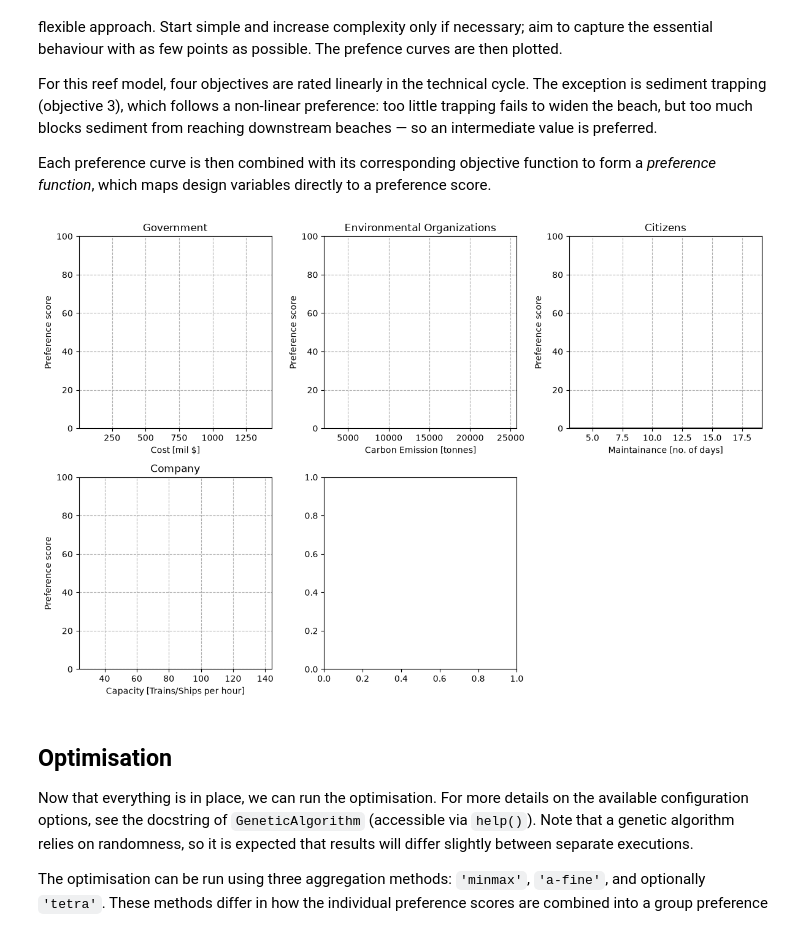
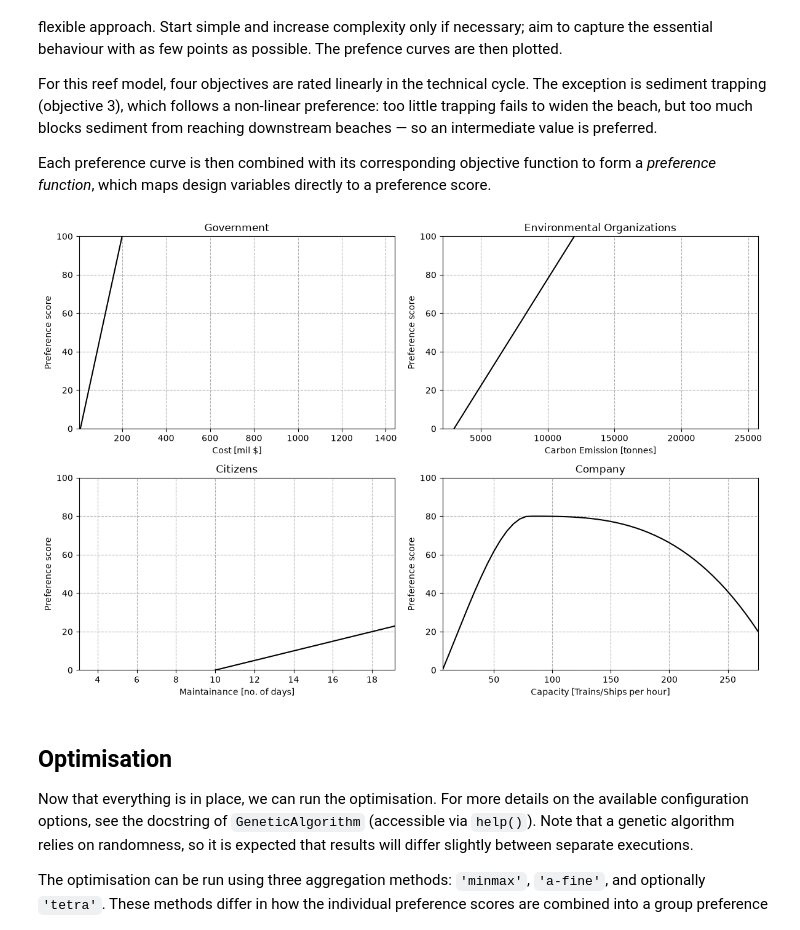
Before and after one commit to Thijmen22/Structural-group-5, a Jupyter notebook: Performace.ipynb, the cells around one changed output. Drawn from its saved outputs; the diff is of its cells as text; code cells hidden in the pictures.

```diff
--- a/Performace.ipynb
+++ b/Performace.ipynb
@@ -56,7 +56,7 @@ design_variables = (
 b1 = [3, 30]      # x1
 b2 = [50, 300]       # x2
 b3 = [0.2, 2]       # x3
-b4 = [3, 25]      # x4
+b4 = [5, 25]      # x4
 b5= [5,60]        #x5
 bounds = [b1, b2, b3, b4, b5]
 
@@ -187,10 +187,9 @@ def objective_function_3(x1,x2,x3,x4,x5):
 
 def objective_function_4(x1,x2,x3,x4,x5):
     # ships/trains per hour
-    const1 = np.floor(x4 -2 )/3 #amount of tracks
+    const1 = (x4 -2 )/3 #amount of tracks
     const2 = 12 #trains per track an hour
-    return const1 * const2 * x2 * 0.01
-
+    return const1 * const2 * x2 * 0.01 #Additional factor for the ships
 
 # Define the list of objectives with their corresponding names and units and stakeholders for later use in plotting and analysis
 objectives = [
@@ -242,8 +241,8 @@ In this model, all weights are initialised equally ($w_i = \frac{1}{5} = 0.2$) f
 # %%
 # Weights per stakeholder — must sum to 1. Before game all weights were set equal.
 #                   cost   ride  sed   safe  econ
-weights_before =    [0.20, 0.20, 0.20, 0.20, 0.20]
-weights_after =     [0.30, 0.15, 0.20, 0.20, 0.15]
+weights_before =    [0.25, 0.25, 0.25, 0.25]
+weights_after =     [0.2, 0.15, 0.50, 0.15]
 
 weights = weights_before  # set to which weight to use
 
@@ -261,17 +260,19 @@ For this reef model, four objectives are rated linearly in the technical cycle.
 Each preference curve is then combined with its corresponding objective function to form a *preference function*, which maps design variables directly to a preference score.
 # %%
 # Define preferences
-prefs_before = [[[150000, 4250000],             [100, 0]],          # preference cost
-                [[8, 350],                      [0, 100]],          # preference ride length
-                [[0, 80000, 150000, 375000],    [0, 100, 50, 0]],   # preference sediment trapping
-                [[2, 9.5],                      [100, 0]],          # preference safety
-                [[12500000, 250000000],                [0, 100]]]          # preference economic growth
+prefs_before = [
+    [[10, 200], [0, 100]],          # preference cost
+    [[3000, 12000], [0, 100]],       # preference carbon emission
+    [[10, 50], [0, 100]],           # preference maintenance days
+    [[6, 80, 276], [0, 80, 20]]      # preference capacity
+]
 
-pref_after = [[[150000, 2000000, 4250000],      [100, 80, 0]],
-                [[8, 120, 350],                 [0, 60, 100]],
-                [[0, 80000, 150000, 375000],    [0, 100, 50, 0]],
-                [[2, 9.5],                      [100, 0]],
-                [[12500000, 250000000],                [0, 100]]]
+pref_after = [
+    [[150000, 2000000, 4250000], [100, 80, 0]],
+    [[8, 120, 350], [0, 60, 100]],
+    [[0, 80000, 150000, 375000], [0, 100, 50, 0]],
+    [[2, 9.5], [100, 0]]
+]
 
 prefs = prefs_before  # set to which preferences to use
 
@@ -289,10 +290,10 @@ for pref, obj_vals in zip(prefs, obj_vals_list):
     pref_vals = pchip_interpolate(pref[0], pref[1], obj_vals)
     pref_vals_list.append(pref_vals)
 
-# Plotting the preference curves
-fig, axes = plt.subplots(2, 3, figsize=(12, 8))
+# Plotting the initial preference curves
+fig, axes = plt.subplots(2, 2, figsize=(12, 8))
 
-for ax, (obj_vals, p_vals), (_, name, unit, stakeholder) in zip(axes.flat, zip(obj_vals_list, pref_vals_list), objectives): # Loop to plot each preference curve in its own subplot
+for ax, (obj_vals, p_vals), (_, name, unit, stakeholder) in zip(axes.flat, zip(obj_vals_list, pref_vals_list), objectives):
     ax.plot(obj_vals, p_vals, color='black')
     ax.set_xlim(min(obj_vals), max(obj_vals))
     ax.set_ylim(0, 100)
@@ -300,60 +301,51 @@ for ax, (obj_vals, p_vals), (_, name, unit, stakeholder) in zip(axes.flat, zip(o
     ax.set_xlabel(f'{name} [{unit}]')
     ax.set_ylabel('Preference score')
     ax.grid(linestyle='--')
 
-axes.flat[-1].set_visible(False)  # hide empty 6th subplot
 fig.tight_layout()
-# plt.savefig('preference_curves.png')  # Uncomment this line to save the figure as a PNG file
 plt.show()
 
 
-# Defines preference functions that convert raw objective values to 0-100 preference scores
-def pref_func_1(x1, x2, x3, x4):
-    cost = objective_function_1(x1, x2, x3, x4)
+# Defines preference functions (accepts x1 through x5)
+def pref_func_1(x1, x2, x3, x4, x5):
+    cost = objective_function_1(x1, x2, x3, x4, x5)
     return pchip_interpolate(prefs[0][0], prefs[0][1], cost)
 
-def pref_func_2(x1, x2, x3, x4):
-    ride = objective_function_2(x1, x2, x3, x4)
+def pref_func_2(x1, x2, x3, x4, x5):
+    ride = objective_function_2(x1, x2, x3, x4, x5)
     return pchip_interpolate(prefs[1][0], prefs[1][1], ride)
 
-def pref_func_3(x1, x2, x3, x4):
-    sed = objective_function_3(x1, x2, x3, x4)
+def pref_func_3(x1, x2, x3, x4, x5):
+    sed = objective_function_3(x1, x2, x3, x4, x5)
     return pchip_interpolate(prefs[2][0], prefs[2][1], sed)
 
-def pref_func_4(x1, x2, x3, x4):
-    safe = objective_function_4(x1, x2, x3, x4)
+def pref_func_4(x1, x2, x3, x4, x5):
+    safe = objective_function_4(x1, x2, x3, x4, x5)
     return pchip_interpolate(prefs[3][0], prefs[3][1], safe)
 
-def pref_func_5(x1, x2, x3, x4):
-    econ = objective_function_5(x1, x2, x3, x4)
-    return pchip_interpolate(prefs[4][0], prefs[4][1], econ)
 
-pref_funcs = [pref_func_1, pref_func_2, pref_func_3, pref_func_4, pref_func_5]  # list of preference functions for easier handling
+pref_funcs = [pref_func_1, pref_func_2, pref_func_3, pref_func_4]
 
 
 def objective(variables):
     """
-    Objective function that is fed to the GA. Calles the separate preference functions that are declared above.
-
-    :param variables: array with design variable values per member of the population. Can be split by using array
-    slicing
-    :return: 1D-array with aggregated preference scores for the members of the population.
+    Objective function fed to GA. Unpacks 5 variables.
     """
     x1 = variables[:, 0]
     x2 = variables[:, 1]
     x3 = variables[:, 2]
     x4 = variables[:, 3]
+    x5 = variables[:, 4]  # Fixed: extracted x5 from population array
 
     # calculate the preference scores
-    p_1 = pref_func_1(x1, x2, x3, x4)
-    p_2 = pref_func_2(x1, x2, x3, x4)
-    p_3 = pref_func_3(x1, x2, x3, x4)
-    p_4 = pref_func_4(x1, x2, x3, x4)
-    p_5 = pref_func_5(x1, x2, x3, x4)
+    p_1 = pref_func_1(x1, x2, x3, x4, x5)
+    p_2 = pref_func_2(x1, x2, x3, x4, x5)
+    p_3 = pref_func_3(x1, x2, x3, x4, x5)
+    p_4 = pref_func_4(x1, x2, x3, x4, x5)
 
-    return weights, [p_1, p_2, p_3, p_4, p_5]
+    return weights, [p_1, p_2, p_3, p_4]
 # %% [output]
-[figure, old version]
+[figure, new version]
 # %% [markdown]
 ## Optimisation
 
```
Also changed, not shown: parts of 3 cells of this notebook, 2 other files.
